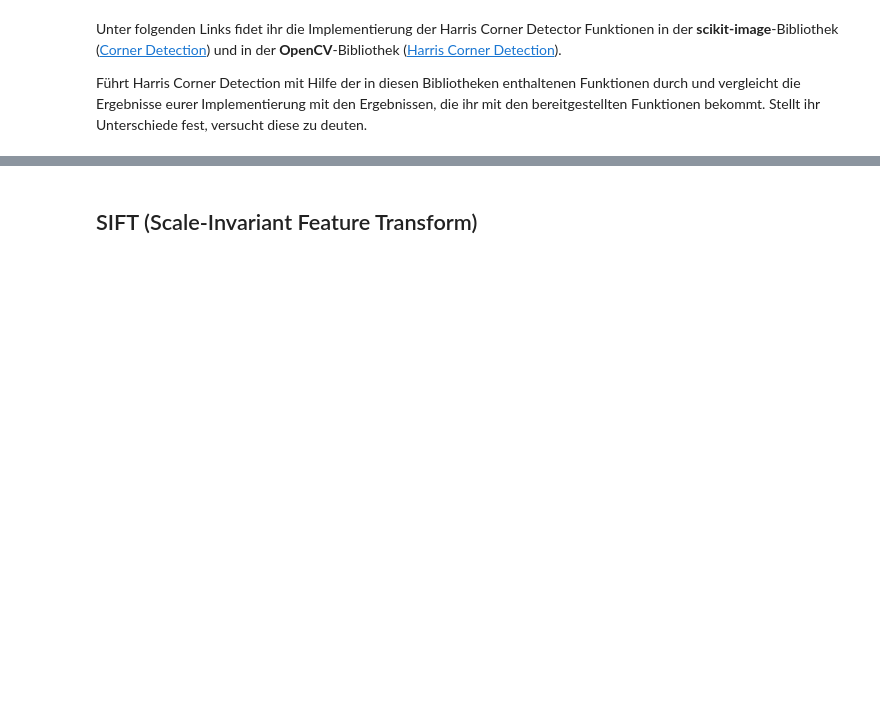
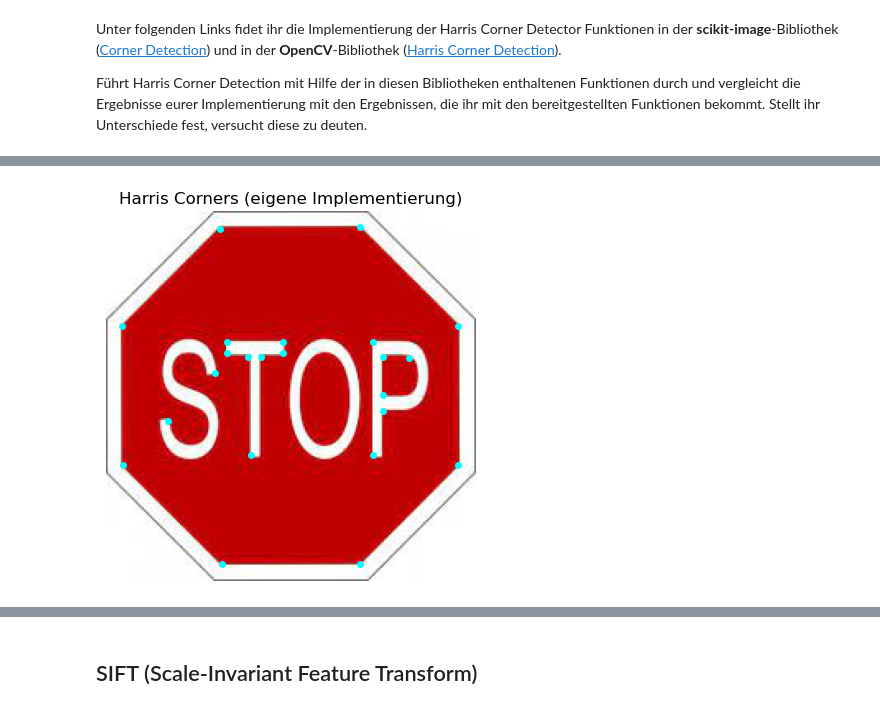
Before and after one commit to CHNCXY/AGBA2, a Jupyter notebook: UE_2_Aufgaben-20250515/UE2_Aufgaben_SoSe25.ipynb, the cells around one changed output, grey strips where cells are left out. Drawn from its saved outputs; the diff is of its cells as text; code cells hidden in the pictures; blank space fills up the shorter version.

```diff
--- a/UE_2_Aufgaben-20250515/UE2_Aufgaben_SoSe25.ipynb
+++ b/UE_2_Aufgaben-20250515/UE2_Aufgaben_SoSe25.ipynb
@@ -103,3 +165,19 @@ Führt Harris Corner Detection mit Hilfe der in diesen Bibliotheken enthaltenen
+# %%
+# Harris Response mit eigener Funktion
+response = harris_corners(img_gray, k=0.04, window_size=3)
+
+# Ecken extrahieren
+corners = corner_peaks(response, min_distance=5, threshold_rel=0.01)
+
+# Ergebnis plotten
+plt.imshow(img_rgb)
+plt.plot(corners[:, 1], corners[:, 0], color='cyan', marker='o',
+         linestyle='None', markersize=4)
+plt.title("Harris Corners (eigene Implementierung)")
+plt.axis('off')
+plt.show()
+# %% [output]
+[figure, added]
 # %% [markdown]
 ## HOG (Histogram of Oriented Gradients)
 
```
Also changed, not shown: parts of 7 cells of this notebook.
